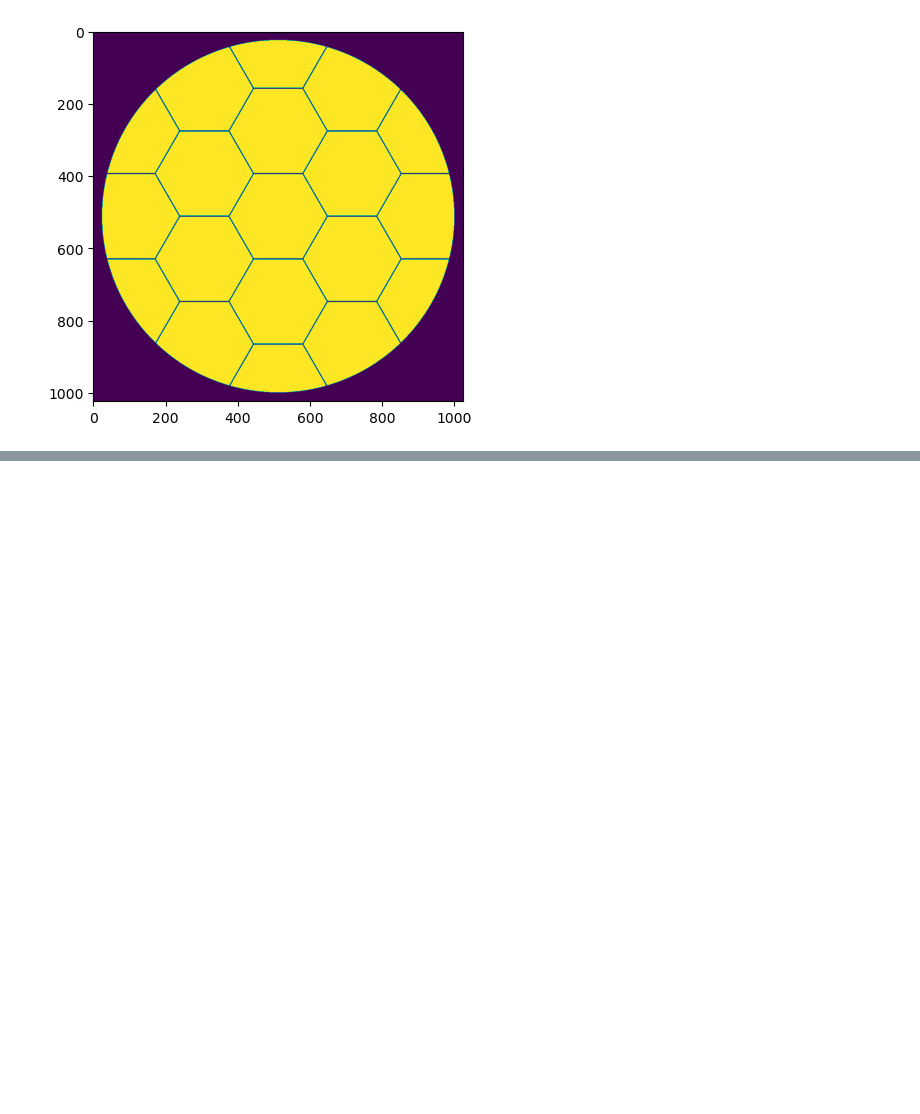
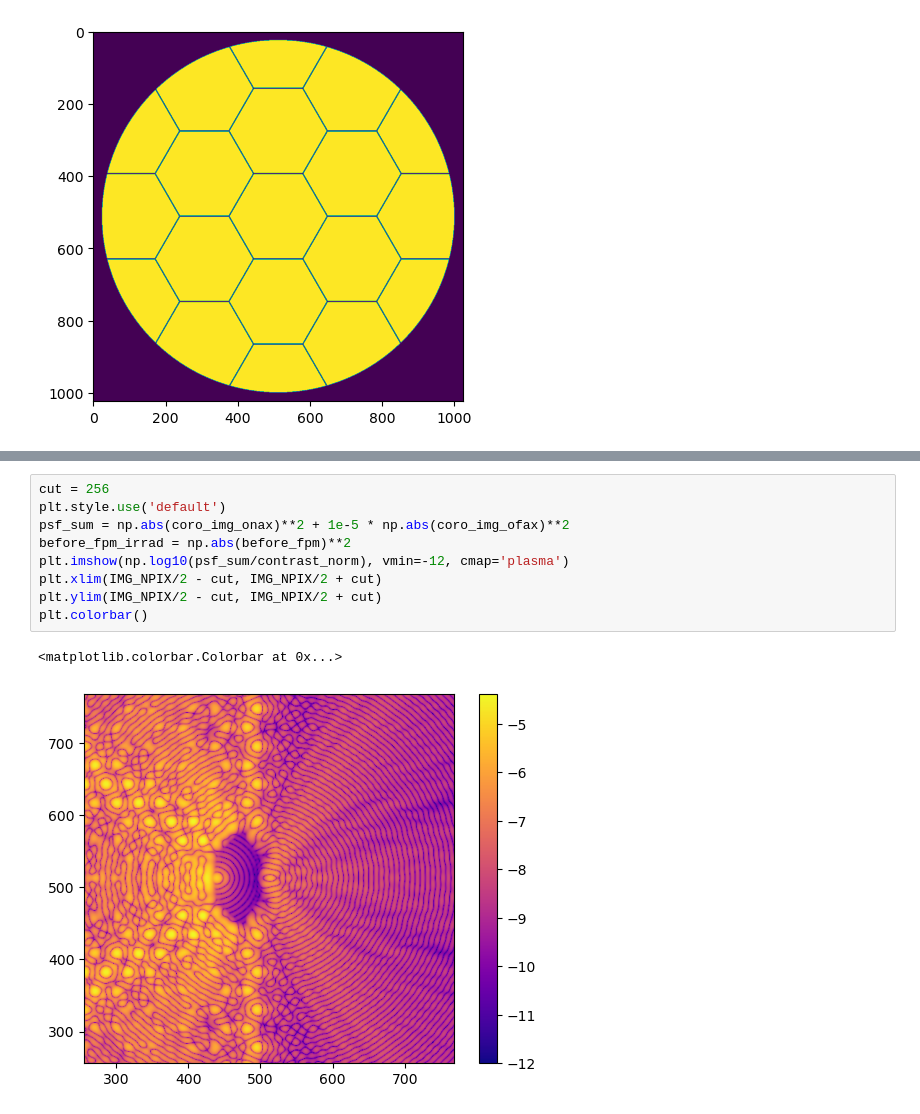
Before and after one commit to Jashcraf/dygdug, a Jupyter notebook: demos/aplc_designer.ipynb, the cells around one changed output, grey strips where cells are left out. Drawn from its saved outputs; the diff is of its cells as text; blank space fills up the shorter version.

```diff
--- a/demos/aplc_designer.ipynb
+++ b/demos/aplc_designer.ipynb
@@ -154,0 +239,12 @@ plt.colorbar()
+# %%
+cut = 256
+plt.style.use('default')
+psf_sum = np.abs(coro_img_onax)**2 + 1e-5 * np.abs(coro_img_ofax)**2
+before_fpm_irrad = np.abs(before_fpm)**2
+plt.imshow(np.log10(psf_sum/contrast_norm), vmin=-12, cmap='plasma')
+plt.xlim(IMG_NPIX/2 - cut, IMG_NPIX/2 + cut)
+plt.ylim(IMG_NPIX/2 - cut, IMG_NPIX/2 + cut)
+plt.colorbar()
+# %% [output]
+<matplotlib.colorbar.Colorbar at 0x...>
+[figure, added]
```
Also changed, not shown: parts of 13 cells of this notebook, 2 other files.
